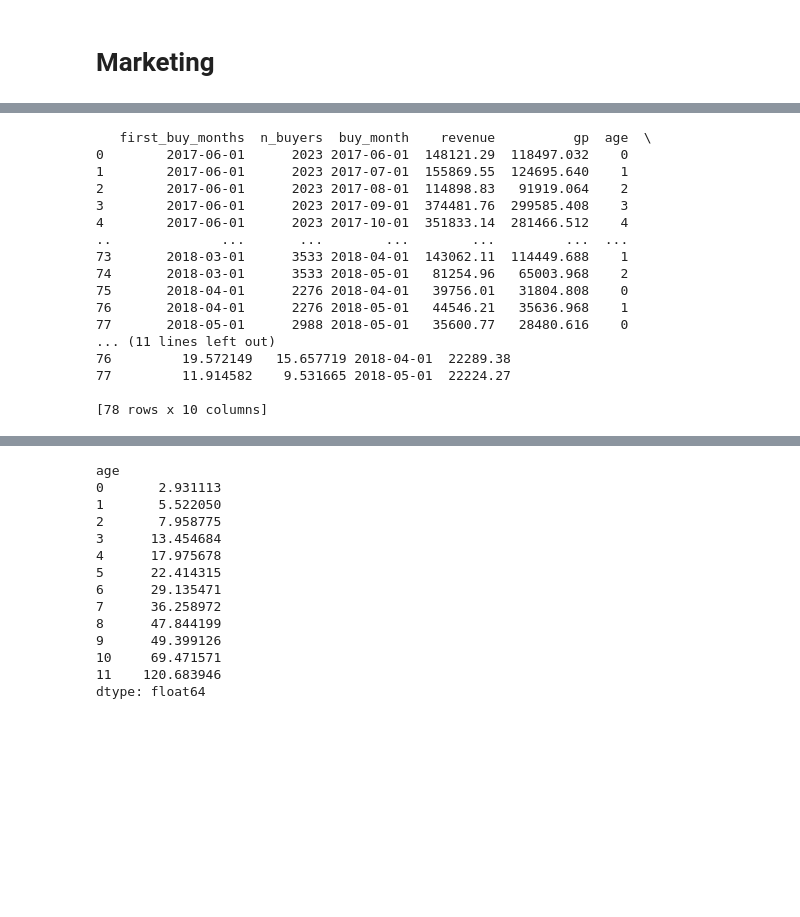
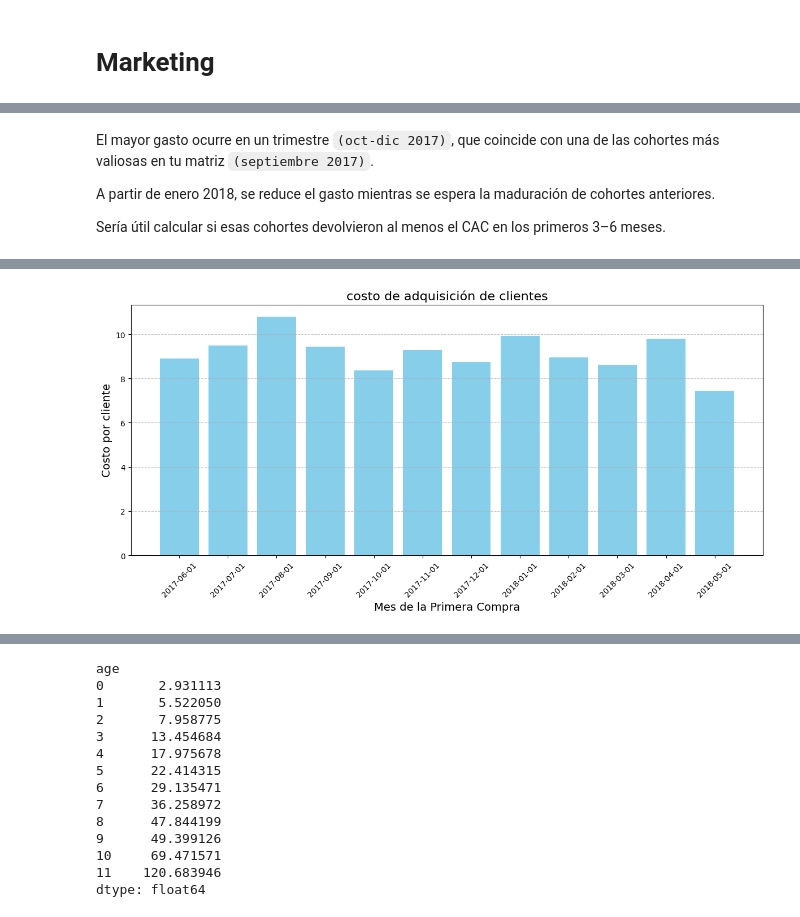
Before and after one commit to DavidRC-Ing/Proyect_Data_Analist_Showz, a Jupyter notebook: Proyecto_shows.ipynb, the cells around one changed output, grey strips where cells are left out. Saved outputs shown, nothing was run; the diff lists cells and outputs as text; code cells hidden in the pictures; blank space fills up the shorter version.

```diff
--- a/Proyecto_shows.ipynb
+++ b/Proyecto_shows.ipynb
@@ -641,34 +782,35 @@ Name: costs, dtype: float64
+# %% [markdown]
+El mayor gasto ocurre en un trimestre ``(oct-dic 2017)``, que coincide con una de las cohortes más valiosas en tu matriz ``(septiembre 2017)``.
+
+A partir de enero 2018, se reduce el gasto mientras se espera la maduración de cohortes anteriores.
+
+Sería útil calcular si esas cohortes devolvieron al menos el CAC en los primeros 3–6 meses.
 # %%
 # CAC
 
 report= pd.merge(report, monthly_costs, left_on='first_buy_months', right_on='month')
-print(report)
 
 report['cac'] = report['costs'] / report['n_buyers']
 
 
-output = report.pivot_table(
-    index='first_buy_months',
-    columns='age',
-    values='cac',
-    aggfunc='mean')
+# Conversión del índice a etiquetas de texto
+labels = report['first_buy_months'].astype('str')
 
-output.fillna('')
+
+# Gráfico
+plt.figure(figsize=(12, 6))
+bars = plt.bar(labels, report['cac'], color='skyblue')
+
+# Títulos y etiquetas
+plt.title('costo de adquisición de clientes', fontsize=16)
+plt.xlabel('Mes de la Primera Compra', fontsize=14)
+plt.ylabel('Costo por cliente', fontsize=14)
+plt.xticks(rotation=45)
+
+
+
+# Estilo
+plt.grid(axis='y', linestyle='--', alpha=0.7)
+plt.tight_layout()
+plt.show()
 # %% [output]
-   first_buy_months  n_buyers  buy_month    revenue          gp  age  \
-0        2017-06-01      2023 2017-06-01  148121.29  118497.032    0
-1        2017-06-01      2023 2017-07-01  155869.55  124695.640    1
-2        2017-06-01      2023 2017-08-01  114898.83   91919.064    2
-3        2017-06-01      2023 2017-09-01  374481.76  299585.408    3
-4        2017-06-01      2023 2017-10-01  351833.14  281466.512    4
-..              ...       ...        ...        ...         ...  ...
-73       2018-03-01      3533 2018-04-01  143062.11  114449.688    1
-74       2018-03-01      3533 2018-05-01   81254.96   65003.968    2
-75       2018-04-01      2276 2018-04-01   39756.01   31804.808    0
-76       2018-04-01      2276 2018-05-01   44546.21   35636.968    1
-77       2018-05-01      2988 2018-05-01   35600.77   28480.616    0
-... (11 lines left out)
-76         19.572149   15.657719 2018-04-01  22289.38
-77         11.914582    9.531665 2018-05-01  22224.27
-
-[78 rows x 10 columns]
@@ -688,0 +817 @@ output.fillna('')
+[figure, added]
```
Also changed, not shown: parts of 34 cells of this notebook.
